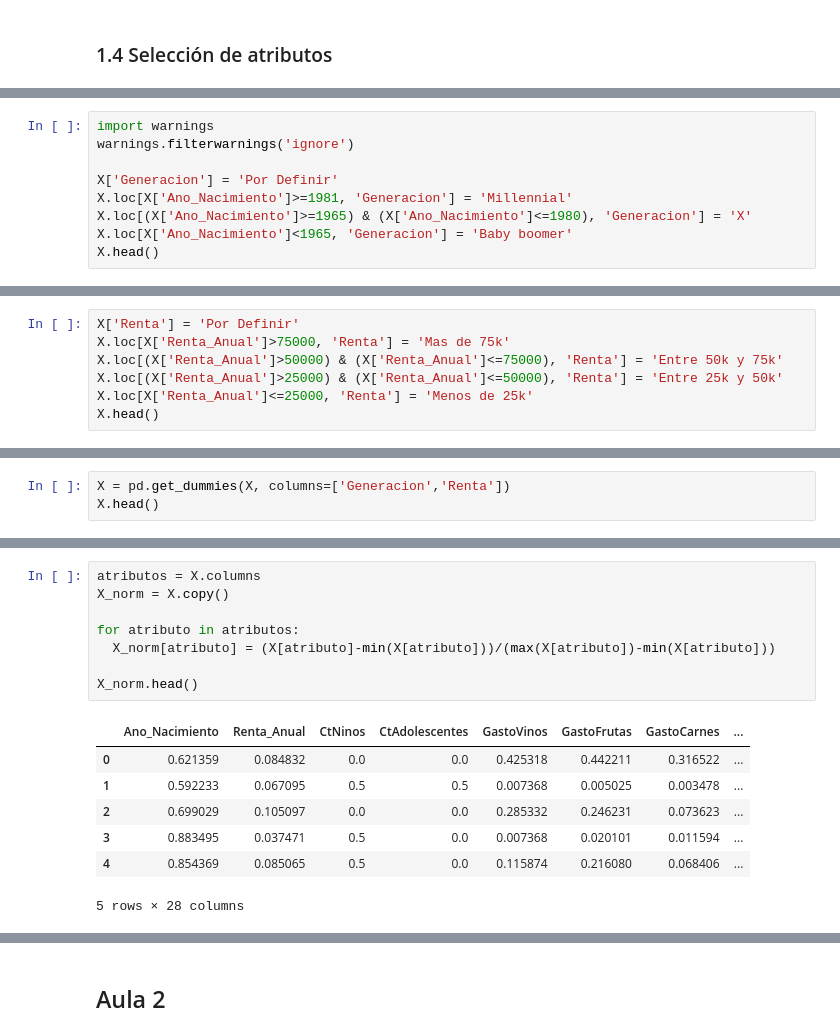
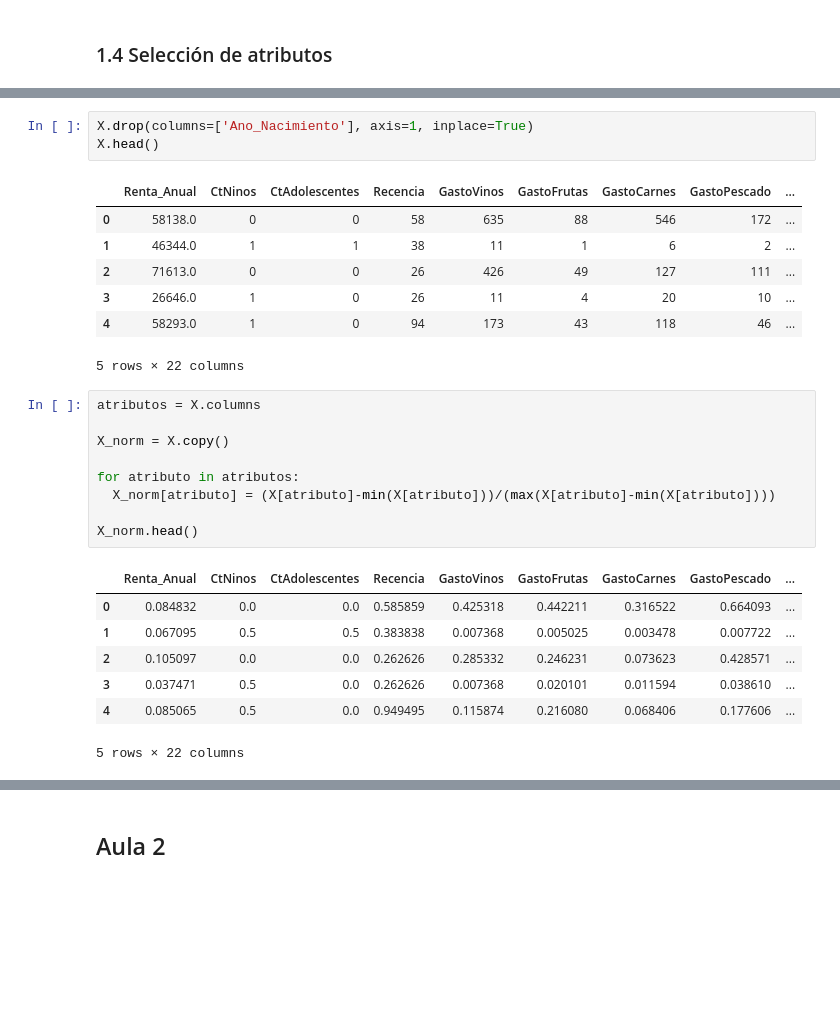
Before and after one commit to ahcamachod/1922-clustering-kmeans-dbscan-meanshift, a Jupyter notebook: clustering_kmeans_dbscan_meanshift.ipynb, the cells around one changed output, grey strips where cells are left out. Drawn from its saved outputs; the diff is of its cells as text; blank space fills up the shorter version.

```diff
--- a/clustering_kmeans_dbscan_meanshift.ipynb
+++ b/clustering_kmeans_dbscan_meanshift.ipynb
@@ -240,9 +258,0 @@ Name: Ano_Nacimiento, dtype: int64
-# %%
-import warnings
-warnings.filterwarnings('ignore')
-
-X['Generacion'] = 'Por Definir'
-X.loc[X['Ano_Nacimiento']>=1981, 'Generacion'] = 'Millennial'
-X.loc[(X['Ano_Nacimiento']>=1965) & (X['Ano_Nacimiento']<=1980), 'Generacion'] = 'X'
-X.loc[X['Ano_Nacimiento']<1965, 'Generacion'] = 'Baby boomer'
-X.head()
@@ -266,7 +258,0 @@ plt.xlim(0,100000)
-# %%
-X['Renta'] = 'Por Definir'
-X.loc[X['Renta_Anual']>75000, 'Renta'] = 'Mas de 75k'
-X.loc[(X['Renta_Anual']>50000) & (X['Renta_Anual']<=75000), 'Renta'] = 'Entre 50k y 75k'
-X.loc[(X['Renta_Anual']>25000) & (X['Renta_Anual']<=50000), 'Renta'] = 'Entre 25k y 50k'
-X.loc[X['Renta_Anual']<=25000, 'Renta'] = 'Menos de 25k'
-X.head()
@@ -283,3 +258,0 @@ X.head()
-# %%
-X = pd.get_dummies(X, columns=['Generacion','Renta'])
-X.head()
@@ -307,16 +259,28 @@ X.describe()
+# %%
+X.drop(columns=['Ano_Nacimiento'], axis=1, inplace=True)
+X.head()
+# %% [output]
+|  | Renta_Anual | CtNinos | CtAdolescentes | Recencia | GastoVinos | GastoFrutas | GastoCarnes | GastoPescado | ... |
+| 0 | 58138.0 | 0 | 0 | 58 | 635 | 88 | 546 | 172 | ... |
+| 1 | 46344.0 | 1 | 1 | 38 | 11 | 1 | 6 | 2 | ... |
+| 2 | 71613.0 | 0 | 0 | 26 | 426 | 49 | 127 | 111 | ... |
+| 3 | 26646.0 | 1 | 0 | 26 | 11 | 4 | 20 | 10 | ... |
+| 4 | 58293.0 | 1 | 0 | 94 | 173 | 43 | 118 | 46 | ... |
+5 rows × 22 columns
 # %%
 atributos = X.columns
+
 X_norm = X.copy()
 
 for atributo in atributos:
-  X_norm[atributo] = (X[atributo]-min(X[atributo]))/(max(X[atributo])-min(X[atributo]))
+  X_norm[atributo] = (X[atributo]-min(X[atributo]))/(max(X[atributo]-min(X[atributo])))
 
 X_norm.head()
 # %% [output]
-|  | Ano_Nacimiento | Renta_Anual | CtNinos | CtAdolescentes | GastoVinos | GastoFrutas | GastoCarnes | ... |
-| 0 | 0.621359 | 0.084832 | 0.0 | 0.0 | 0.425318 | 0.442211 | 0.316522 | ... |
-| 1 | 0.592233 | 0.067095 | 0.5 | 0.5 | 0.007368 | 0.005025 | 0.003478 | ... |
-| 2 | 0.699029 | 0.105097 | 0.0 | 0.0 | 0.285332 | 0.246231 | 0.073623 | ... |
-| 3 | 0.883495 | 0.037471 | 0.5 | 0.0 | 0.007368 | 0.020101 | 0.011594 | ... |
-| 4 | 0.854369 | 0.085065 | 0.5 | 0.0 | 0.115874 | 0.216080 | 0.068406 | ... |
+|  | Renta_Anual | CtNinos | CtAdolescentes | Recencia | GastoVinos | GastoFrutas | GastoCarnes | GastoPescado | ... |
+| 0 | 0.084832 | 0.0 | 0.0 | 0.585859 | 0.425318 | 0.442211 | 0.316522 | 0.664093 | ... |
+| 1 | 0.067095 | 0.5 | 0.5 | 0.383838 | 0.007368 | 0.005025 | 0.003478 | 0.007722 | ... |
+| 2 | 0.105097 | 0.0 | 0.0 | 0.262626 | 0.285332 | 0.246231 | 0.073623 | 0.428571 | ... |
+| 3 | 0.037471 | 0.5 | 0.0 | 0.262626 | 0.007368 | 0.020101 | 0.011594 | 0.038610 | ... |
+| 4 | 0.085065 | 0.5 | 0.0 | 0.949495 | 0.115874 | 0.216080 | 0.068406 | 0.177606 | ... |
-5 rows × 28 columns
+5 rows × 22 columns
```
Also changed, not shown: parts of 19 cells of this notebook.
